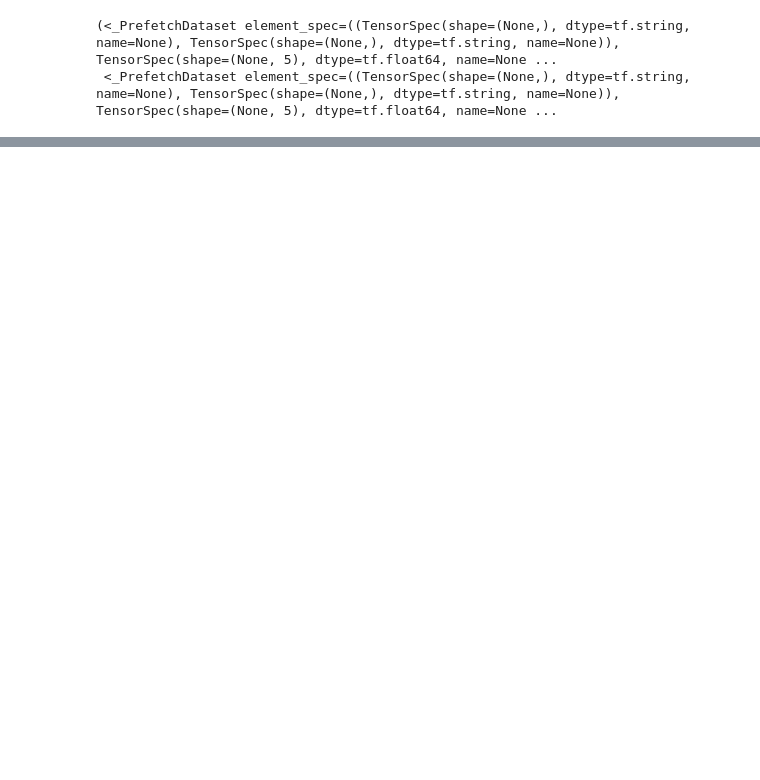
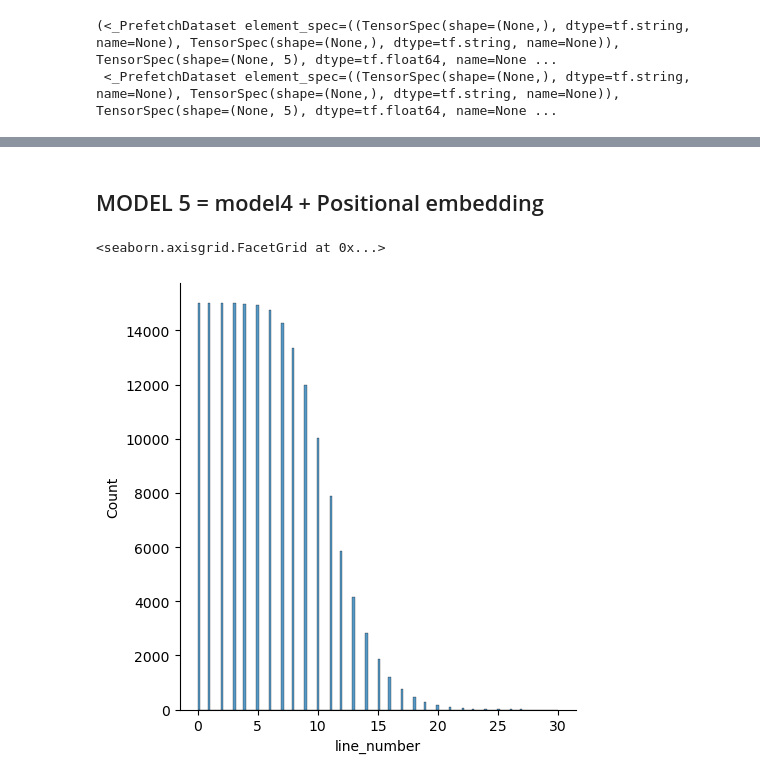
Before and after one commit to Rishu-N/TENSORFLOW, a Jupyter notebook: Skimlit.ipynb, the cells around one changed output, grey strips where cells are left out. Cells and saved outputs as stored; diff of their text form; code cells hidden in the pictures; blank space fills up the shorter version.

```diff
--- a/Skimlit.ipynb
+++ b/Skimlit.ipynb
@@ -774 +774,9 @@ Epoch 3/3
 <keras.src.callbacks.History at 0x...>
+# %% [markdown]
+## MODEL 5 = model4 +  Positional embedding
+# %%
+import seaborn as sns
+sns.displot(train_df.line_number)
+# %% [output]
+<seaborn.axisgrid.FacetGrid at 0x...>
+[figure, added]
```
Also changed, not shown: parts of 52 cells of this notebook.
